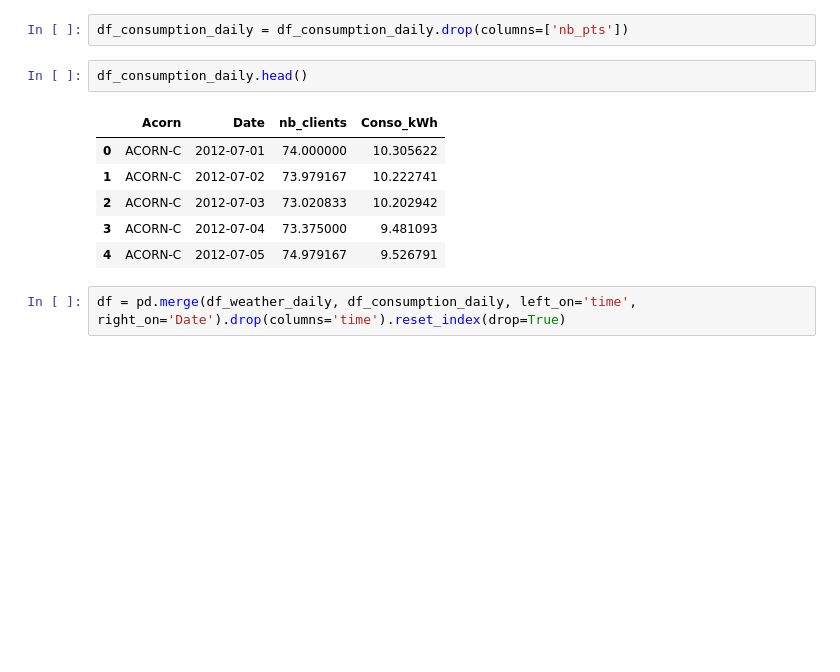
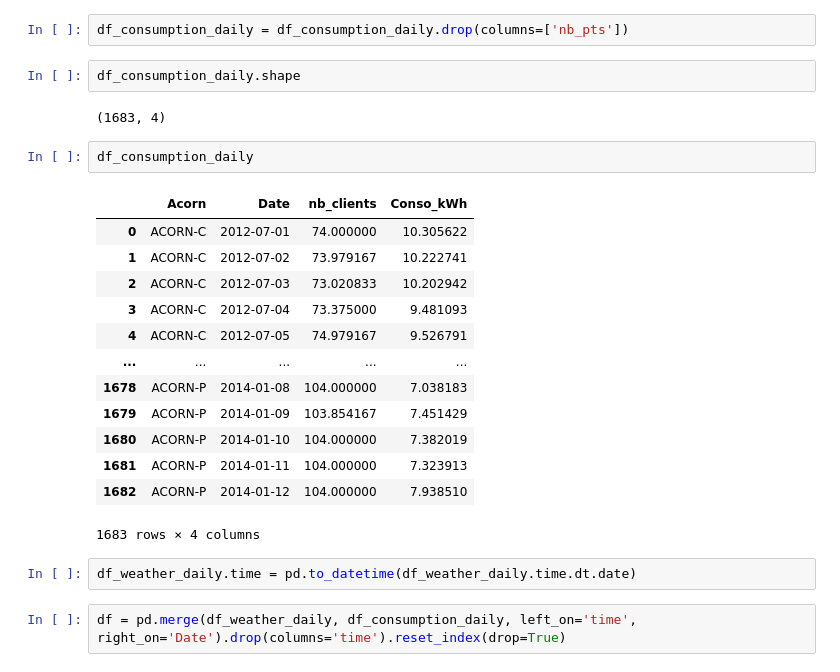
Before and after one commit to thiagonarcizo/Forecast-of-Electricity-Consumption, a Jupyter notebook: notebooks_alexsandro/02_feature_preparation.ipynb, the cells around one changed output. Cells and saved outputs as stored; diff of their text form; blank space fills up the shorter version.

```diff
--- a/notebooks_alexsandro/02_feature_preparation.ipynb
+++ b/notebooks_alexsandro/02_feature_preparation.ipynb
@@ -44,13 +56,26 @@ df_consumption_daily = pd.read_parquet(r'..\data\02_processed\parquet\group_4_da
 # %%
 df_consumption_daily = df_consumption_daily.drop(columns=['nb_pts'])
 # %%
-df_consumption_daily.head()
+df_consumption_daily.shape
 # %% [output]
-|  | Acorn | Date | nb_clients | Conso_kWh |
-| 0 | ACORN-C | 2012-07-01 | 74.000000 | 10.305622 |
-| 1 | ACORN-C | 2012-07-02 | 73.979167 | 10.222741 |
-| 2 | ACORN-C | 2012-07-03 | 73.020833 | 10.202942 |
-| 3 | ACORN-C | 2012-07-04 | 73.375000 | 9.481093 |
-| 4 | ACORN-C | 2012-07-05 | 74.979167 | 9.526791 |
+(1683, 4)
+# %%
+df_consumption_daily
+# %% [output]
+|  | Acorn | Date | nb_clients | Conso_kWh |
+| 0 | ACORN-C | 2012-07-01 | 74.000000 | 10.305622 |
+| 1 | ACORN-C | 2012-07-02 | 73.979167 | 10.222741 |
+| 2 | ACORN-C | 2012-07-03 | 73.020833 | 10.202942 |
+| 3 | ACORN-C | 2012-07-04 | 73.375000 | 9.481093 |
+| 4 | ACORN-C | 2012-07-05 | 74.979167 | 9.526791 |
+| ... | ... | ... | ... | ... |
+| 1678 | ACORN-P | 2014-01-08 | 104.000000 | 7.038183 |
+| 1679 | ACORN-P | 2014-01-09 | 103.854167 | 7.451429 |
+| 1680 | ACORN-P | 2014-01-10 | 104.000000 | 7.382019 |
+| 1681 | ACORN-P | 2014-01-11 | 104.000000 | 7.323913 |
+| 1682 | ACORN-P | 2014-01-12 | 104.000000 | 7.938510 |
+1683 rows × 4 columns
+# %%
+df_weather_daily.time = pd.to_datetime(df_weather_daily.time.dt.date)
 # %%
 df = pd.merge(df_weather_daily, df_consumption_daily, left_on='time', right_on='Date').drop(columns='time').reset_index(drop=True)
```
Also changed, not shown: parts of 6 cells of this notebook, 3 other files.
